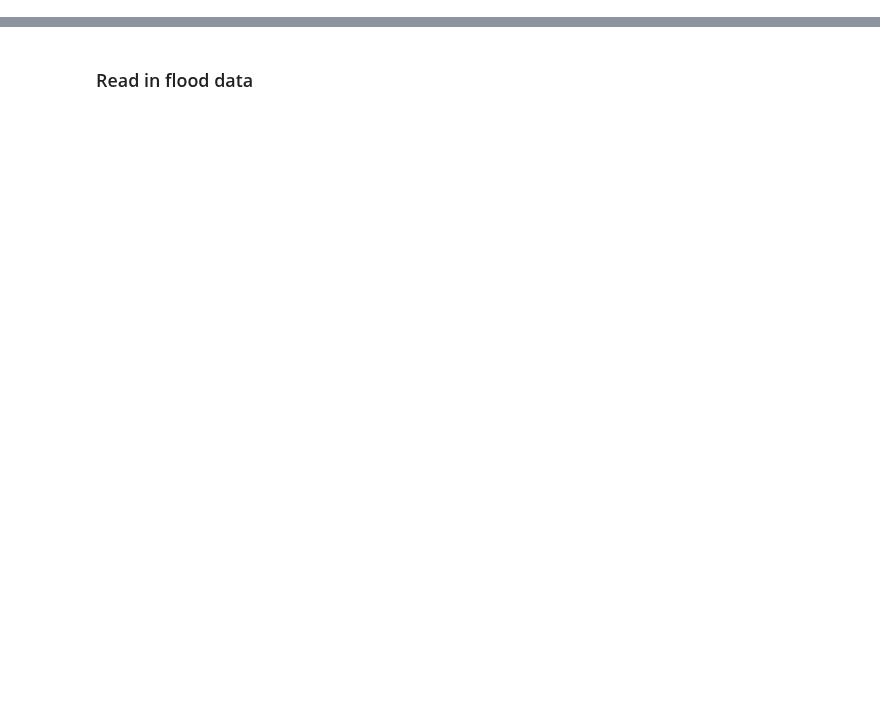
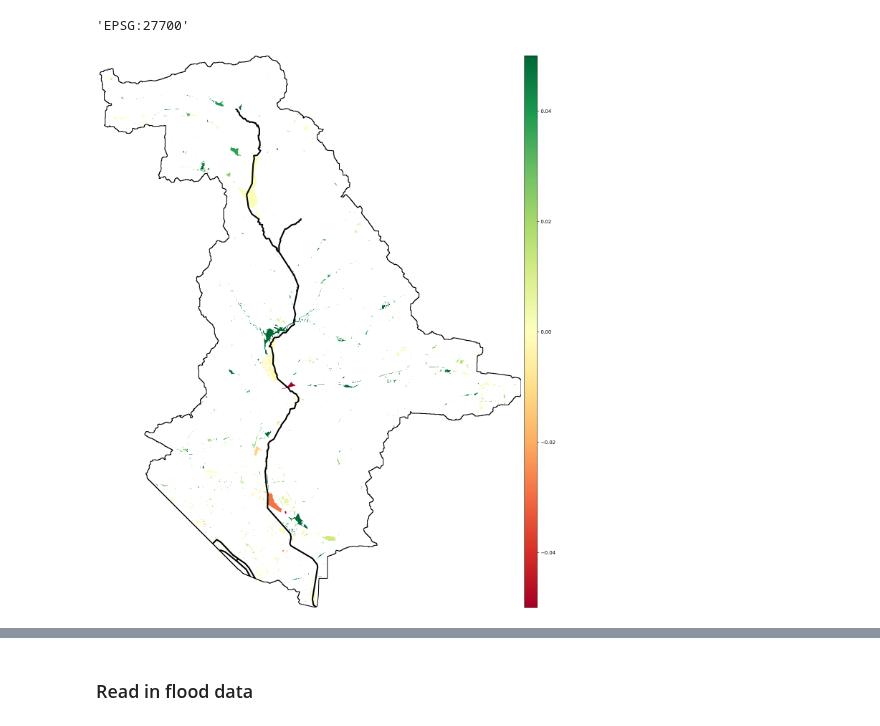
Before and after one commit to masher92/UKCP18, a Jupyter notebook: CatchmentAnalysis/ProcessModelResults/SpatialPlots.ipynb, the cells around one changed output, grey strips where cells are left out. Cells and saved outputs as stored; diff of their text form; code cells hidden in the pictures; blank space fills up the shorter version.

```diff
--- a/CatchmentAnalysis/ProcessModelResults/SpatialPlots.ipynb
+++ b/CatchmentAnalysis/ProcessModelResults/SpatialPlots.ipynb
@@ -49,0 +14,13 @@ catchment_gdf = gpd.read_file(catchment_shp)
+# %%
+watercourses = gpd.read_file('../../../FloodModelling/ExtraData/Watercourses/WatercourseLink.shp')
+watercourses_clip = gpd.clip(watercourses, catchment_gdf)
+# %%
+ld_dict = {'name':'LinDyke',
+              'name_str':'Resampled.Terrain',
+           'shpfile_name':'CatchmentLinDyke_exported',
+              "centre_location" : [53.768306874761016, -1.3756056884868098],
+          'watercourses':}
+wb_dict = {'name':'WykeBeck',
+          'name_str':'Terrain.wykeDEM',
+           'shpfile_name':'WykeBeckCatchment',
+          "centre_location" : [53.81001289603593, -1.483594591196338]}
@@ -49,0 +121,15 @@ catchment_gdf = gpd.read_file(catchment_shp)
+# %%
+catchment_gdf.crs.to_string()
+# %% [output]
+'EPSG:27700'
+# %%
+fig, axs = plt.subplots(figsize=(40,20))
+catchment_dict=wb_dict
+model_directory = '../../../FloodModelling/{}Models/Model_{}Profiles/'.format(catchment_dict['name'], method_name)
+catchment_shp = model_directory + "{}.shp".format(catchment_dict["shpfile_name"])
+catchment_gdf = gpd.read_file(catchment_shp)
+watercourses_clip = gpd.clip(watercourses, catchment_gdf)
+plot_spatial(axs, model_directory + f"CalculatedLayers/DifferencesBetweenExtremes_{'Depth'}_{'Idealised'}.tif",
+            catchment_gdf)
+# %% [output]
+[figure, added]
```
Also changed, not shown: parts of 97 cells of this notebook, 16 other files.
